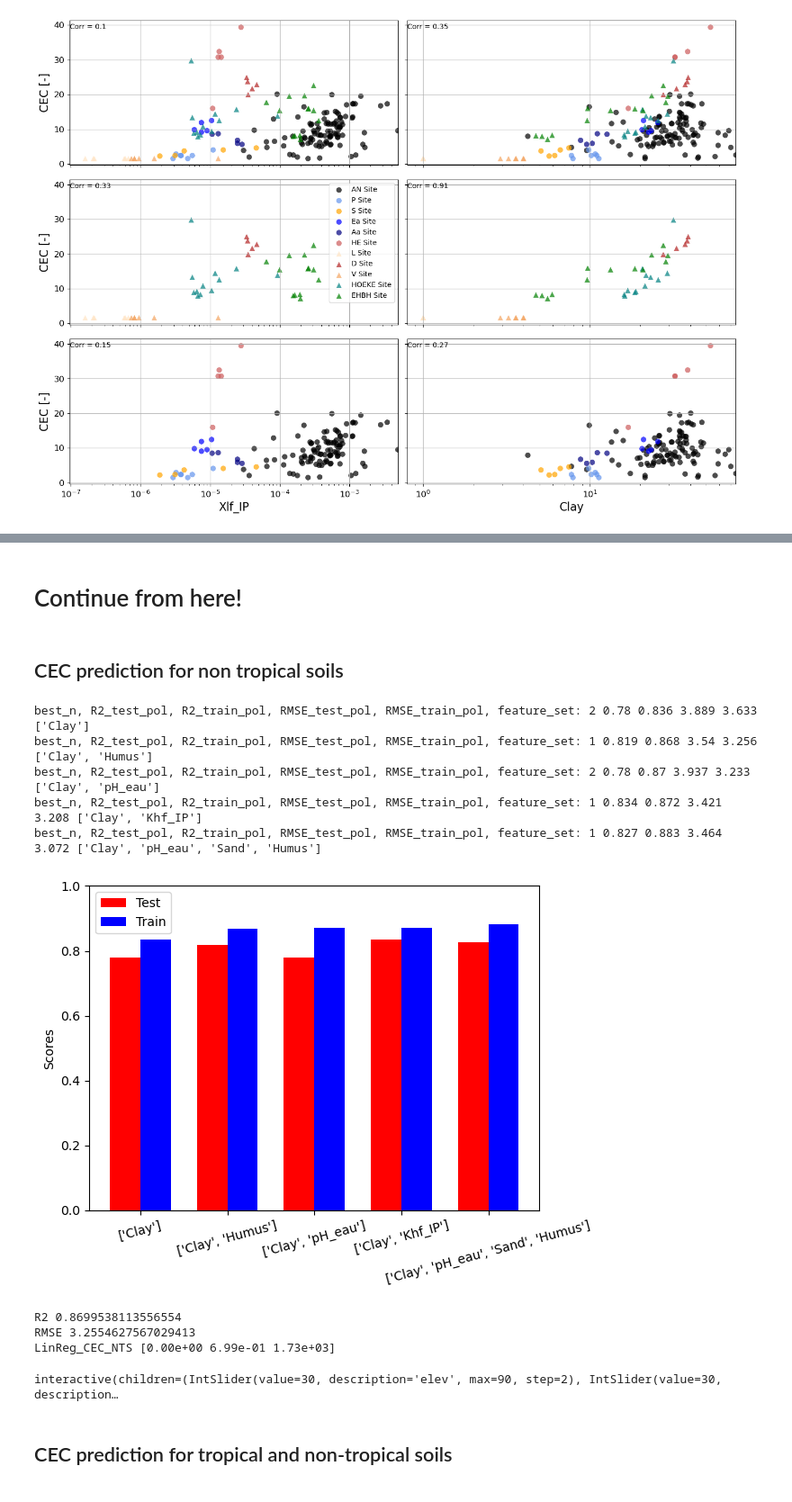
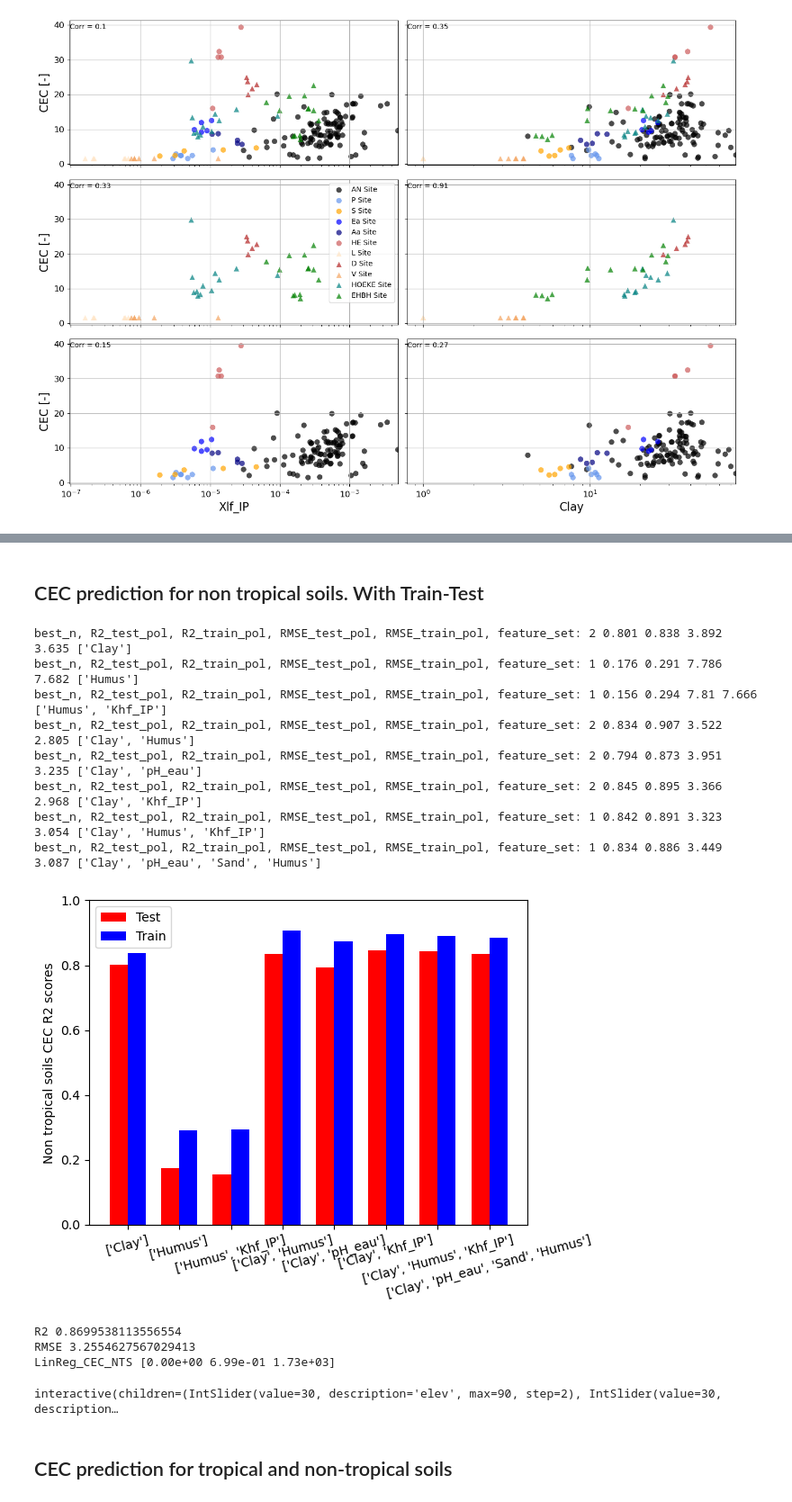
Before and after one commit to SENSE-UGent/kappa-CEC, a Jupyter notebook: cec_clay_susc.ipynb, the cells around one changed output, grey strips where cells are left out. Shown at 90% size. Drawn from its saved outputs; the diff is of its cells as text; code cells hidden in the pictures.

```diff
--- a/cec_clay_susc.ipynb
+++ b/cec_clay_susc.ipynb
@@ -327,7 +328,7 @@ Coefficients: [-1.88e-05  3.15e-04] Intercept: 0.00046976548866514245
 interactive(children=(IntSlider(value=30, description='elev', max=90, step=2), IntSlider(value=30, description…
 interactive(children=(IntSlider(value=30, description='elev', max=90, step=2), IntSlider(value=30, description…
 # %%
-def stochastic_poly(df, feature_columns, Y, n=4, iters=1000, round_n=3):
+def stochastic_poly(df, feature_columns, Y, n=4, iters=100, round_n=3):
     ypred_train_best, ypred_test_best, R2_train_t_best, R2_test_t_best, RMSE_train_t_best, RMSE_test_t_best = [], [], [], [], [], []
     X = df[feature_columns]
 
@@ -370,73 +371,76 @@ def stochastic_poly(df, feature_columns, Y, n=4, iters=1000, round_n=3):
     r2_test_n3 = [inner_list[2] for inner_list in R2_test_t_best]
     r2_test_n4 = [inner_list[3] for inner_list in R2_test_t_best]
 
-    r2_means = [np.mean(r2_test_n1), np.mean(r2_test_n2), np.mean(r2_test_n3), np.mean(r2_test_n4)]
-    best_n = r2_means.index(np.max(r2_means))
-    return best_n, round(np.mean([inner_list[best_n] for inner_list in R2_test_t_best]), round_n), round(np.mean([inner_list[best_n] for inner_list in R2_train_t_best]), round_n), round(np.mean([inner_list[best_n] for inner_list in RMSE_test_t_best]), round_n), round(np.mean([inner_list[best_n] for inner_list in RMSE_train_t_best]), round_n)
+    r2_medians = [np.median(r2_test_n1), np.median(r2_test_n2), np.median(r2_test_n3), np.median(r2_test_n4)]
+    best_n = r2_medians.index(np.max(r2_medians))
+    return best_n, round(np.median([inner_list[best_n] for inner_list in R2_test_t_best]), round_n), round(np.median([inner_list[best_n] for inner_list in R2_train_t_best]), round_n), round(np.median([inner_list[best_n] for inner_list in RMSE_test_t_best]), round_n), round(np.median([inner_list[best_n] for inner_list in RMSE_train_t_best]), round_n)
-# %% [markdown]
-# Continue from here!
 # %% [markdown]
-## CEC prediction for non tropical soils
+## CEC prediction for non tropical soils. With Train-Test
 # %%
-feature_sets = [
+feature_sets_CEC = [
     ['Clay'],
+    ['Humus'],
+    ['Humus', 'Khf_IP'],
     ['Clay', 'Humus'],
     ['Clay', 'pH_eau'],
     ['Clay', 'Khf_IP'],
-  #  ['Clay', 'Klf_QP'],
+    ['Clay', 'Humus', 'Khf_IP'],
     ['Clay', 'pH_eau', 'Sand', 'Humus']
 ]
 
-target = df_fil['CEC']
+df_non_trop_CEC = df_non_trop['CEC']
 
 test_errors_summary = []
 train_errors_summary = []
 
-for feature_set in feature_sets:
-    x = df_fil[feature_set].values
+for feature_set in feature_sets_CEC:
+    x = df_non_trop[feature_set].values
 
-    best_n, R2_test_pol, R2_train_pol, RMSE_test_pol, RMSE_train_pol = stochastic_poly(df_fil, feature_set, target, iters=100)
+    best_n, R2_test_pol, R2_train_pol, RMSE_test_pol, RMSE_train_pol = stochastic_poly(df_non_trop, feature_set, df_non_trop_CEC, iters=100)
     print('best_n, R2_test_pol, R2_train_pol, RMSE_test_pol, RMSE_train_pol, feature_set:', best_n, R2_test_pol, R2_train_pol, RMSE_test_pol, RMSE_train_pol, feature_set)
     test_errors_summary.append(R2_test_pol)
     train_errors_summary.append(R2_train_pol)
 
-bars_plot(feature_sets, test_errors_summary, train_errors_summary, 'results_CEC')
+bars_plot(feature_sets_CEC, test_errors_summary, train_errors_summary, 'Non tropical soils CEC')
 
 ################## Puesta en marcha y plot #################
 
 LinReg_CEC_NTS = LinearRegression()
-x = df_fil[['Clay', 'Khf_IP']]
+x = df_non_trop[['Clay', 'Khf_IP']]
 poly = PolynomialFeatures(degree=1)
 poly.fit(x)
 xt = poly.transform(x)
-LinReg_CEC_NTS.fit(xt, target)
+LinReg_CEC_NTS.fit(xt, df_non_trop_CEC)
 ypred = LinReg_CEC_NTS.predict(xt)
-R2 = r2_score(target, ypred)
-RMSE_ = RMSE(target, ypred)
+R2 = r2_score(df_non_trop_CEC, ypred)
+RMSE_ = RMSE(df_non_trop_CEC, ypred)
 print('R2', R2)
 print('RMSE', RMSE_)
 
 # Create a meshgrid for Clay and Khf_IP
-a2 = np.linspace(df_fil.Clay.min(), df_fil.Clay.max(), 50)
-b2 = np.linspace(df_fil.Khf_IP.min(), df_fil.Khf_IP.max(), 50)
+a2 = np.linspace(df_non_trop.Clay.min(), df_non_trop.Clay.max(), 50)
+b2 = np.linspace(df_non_trop.Khf_IP.min(), df_non_trop.Khf_IP.max(), 50)
 A2, B2 = np.meshgrid(a2, b2)
 
 print('LinReg_CEC_NTS', LinReg_CEC_NTS.coef_)
 # Calculate the Z values for the plane using the meshgrid
 Z2 = LinReg_CEC_NTS.coef_[0]*LinReg_CEC_NTS.intercept_ + LinReg_CEC_NTS.coef_[1]*A2 + LinReg_CEC_NTS.coef_[2]*B2 + LinReg_CEC_NTS.intercept_
 
 def interactive_plot(elev=30, azim=30):
-    return plot_3d(df_fil, 'Clay', 'Khf_IP', 'CEC', A2, B2, Z2, elev, azim)
+    return plot_3d(df_non_trop, 'Clay', 'Khf_IP', 'CEC', A2, B2, Z2, elev, azim)
 
 widgets.interactive(interactive_plot, elev=(0, 90, 2), azim=(0, 360, 2))
 # De aca concluyo que el grado del polinomio puede mejorar el fitting, y que Khf_IP es tan efectivo como Humus para predecir CEC. Esperemos aun las muestras de Polonia.
 # %% [output]
-best_n, R2_test_pol, R2_train_pol, RMSE_test_pol, RMSE_train_pol, feature_set: 2 0.78 0.836 3.889 3.633 ['Clay']
-best_n, R2_test_pol, R2_train_pol, RMSE_test_pol, RMSE_train_pol, feature_set: 1 0.819 0.868 3.54 3.256 ['Clay', 'Humus']
-best_n, R2_test_pol, R2_train_pol, RMSE_test_pol, RMSE_train_pol, feature_set: 2 0.78 0.87 3.937 3.233 ['Clay', 'pH_eau']
-best_n, R2_test_pol, R2_train_pol, RMSE_test_pol, RMSE_train_pol, feature_set: 1 0.834 0.872 3.421 3.208 ['Clay', 'Khf_IP']
-best_n, R2_test_pol, R2_train_pol, RMSE_test_pol, RMSE_train_pol, feature_set: 1 0.827 0.883 3.464 3.072 ['Clay', 'pH_eau', 'Sand', 'Humus']
+best_n, R2_test_pol, R2_train_pol, RMSE_test_pol, RMSE_train_pol, feature_set: 2 0.801 0.838 3.892 3.635 ['Clay']
+best_n, R2_test_pol, R2_train_pol, RMSE_test_pol, RMSE_train_pol, feature_set: 1 0.176 0.291 7.786 7.682 ['Humus']
+best_n, R2_test_pol, R2_train_pol, RMSE_test_pol, RMSE_train_pol, feature_set: 1 0.156 0.294 7.81 7.666 ['Humus', 'Khf_IP']
+best_n, R2_test_pol, R2_train_pol, RMSE_test_pol, RMSE_train_pol, feature_set: 2 0.834 0.907 3.522 2.805 ['Clay', 'Humus']
+best_n, R2_test_pol, R2_train_pol, RMSE_test_pol, RMSE_train_pol, feature_set: 2 0.794 0.873 3.951 3.235 ['Clay', 'pH_eau']
+best_n, R2_test_pol, R2_train_pol, RMSE_test_pol, RMSE_train_pol, feature_set: 2 0.845 0.895 3.366 2.968 ['Clay', 'Khf_IP']
+best_n, R2_test_pol, R2_train_pol, RMSE_test_pol, RMSE_train_pol, feature_set: 1 0.842 0.891 3.323 3.054 ['Clay', 'Humus', 'Khf_IP']
+best_n, R2_test_pol, R2_train_pol, RMSE_test_pol, RMSE_train_pol, feature_set: 1 0.834 0.886 3.449 3.087 ['Clay', 'pH_eau', 'Sand', 'Humus']
-[figure, old version]
+[figure, new version]
 R2 0.8699538113556554
 RMSE 3.2554627567029413
 LinReg_CEC_NTS [0.00e+00 6.99e-01 1.73e+03]
```
Also changed, not shown: parts of 9 cells of this notebook, 8 other files.
